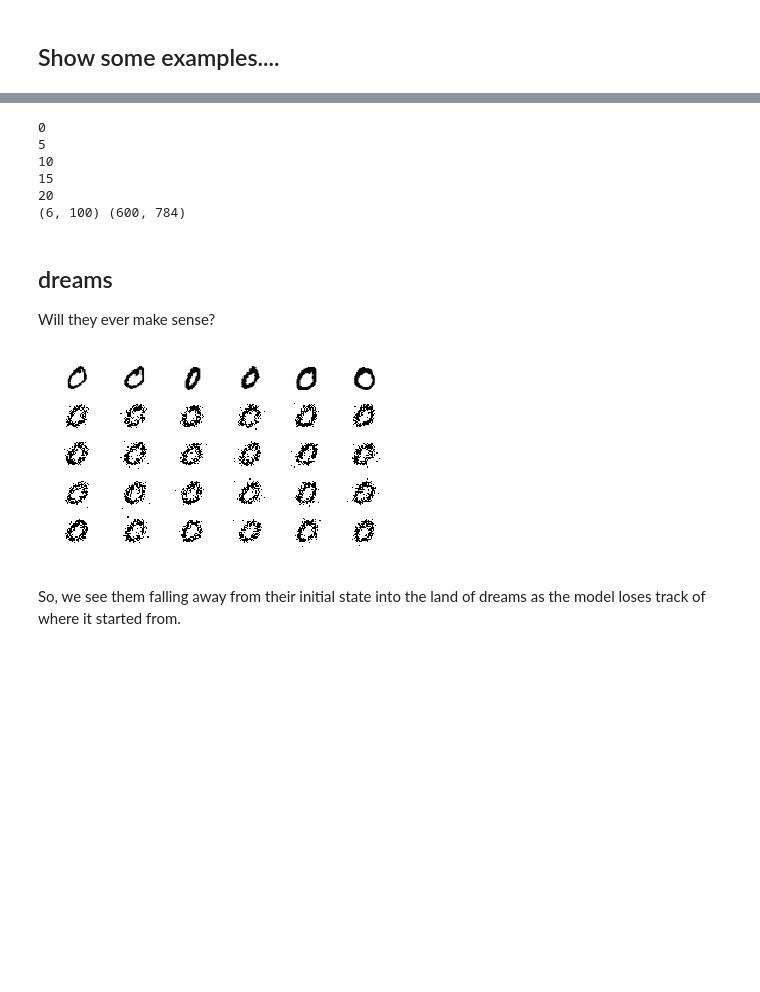
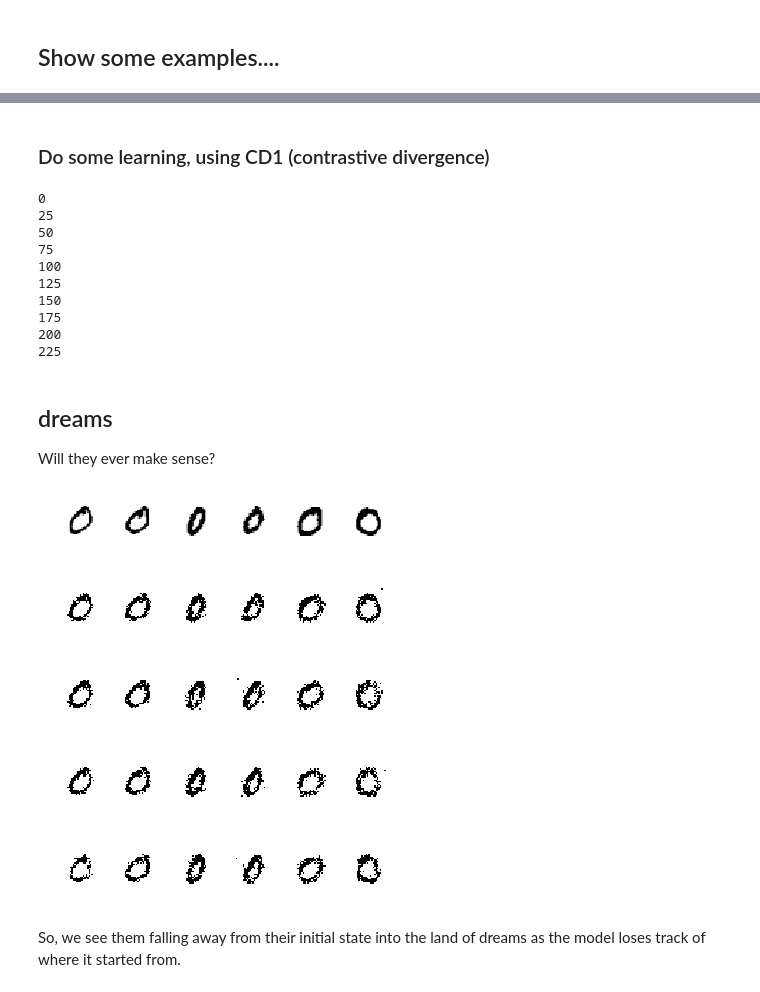
Before and after one commit to harryross263/comp421, a Jupyter notebook: deep_generative/RBM_MNIST_screwit.ipynb, the cells around one changed output, grey strips where cells are left out. Cells and saved outputs as stored; diff of their text form; code cells hidden in the pictures; blank space fills up the shorter version.

```diff
--- a/deep_generative/RBM_MNIST_screwit.ipynb
+++ b/deep_generative/RBM_MNIST_screwit.ipynb
@@ -16,7 +16,7 @@ def flatten_dataset(images):
     smushed = images.copy()
     return smushed.reshape((smushed.shape[0], -1))
 
-dataset_size = 200  # that's how many of EACH digit there is. Can go as high as... what, 5000?
+dataset_size = 20  # that's how many of EACH digit there is. Can go as high as... what, 5000?
 current_digits = flatten_dataset(load_mnist_digit(0,dataset_size))
 for i in range(1,3):
     current_digits = np.vstack((current_digits, flatten_dataset(load_mnist_digit(i,dataset_size))))
@@ -51,7 +52,10 @@ learning_rate, momentum = 0.005, 0.8
 change = 0
+# %% [markdown]
+### Do some learning, using CD1 (contrastive divergence)
 # %%
-num_iterations = 25
+num_iterations = 250
 announce_every = num_iterations / 10
+learning_rate, momentum = 0.005, 0.95
 
 for t in range(num_iterations):
     # push visible pats into hidden
@@ -77,11 +81,15 @@ for t in range(num_iterations):
 print(h.shape, v.shape)
 # %% [output]
 0
-5
-10
-15
-20
-(6, 100) (600, 784)
+25
+50
+75
+100
+125
+150
+175
+200
+225
 # %% [markdown]
 ## dreams
 Will they ever make sense?
@@ -91,23 +96,29 @@ V_test = current_digits[0:num_examples,:]
 # %%
+num_examples = 6
+V_test = current_digits[0:num_examples,:]
 i = 0
 num_Gibbs = 0
 for s in range(5):
     for t in range(num_Gibbs):
         # push visible pats into hidden
         h_prob1 = sigmoid(np.dot(V_test, W.T) + hidden_biases)
         h = 1*(h_prob1 > rng.random(size=h_prob1.shape))
         # push hidden pats into visible
         v_prob1 = sigmoid(np.dot(h, W) + visible_biases)
-        V_test = 1*(v_prob1 > rng.random(size=v_prob1.shape))
+        V_test = v_prob1  # OR....  1*(v_prob1 > rng.random(size=v_prob1.shape))
     for n in range(num_examples):
         i += 1
-        plt.subplot(6,num_examples,i)
+        plt.subplot(5,num_examples,i)
         plt.imshow(V_test[n].reshape(28,28), cmap='Greys', interpolation='nearest')
         plt.axis('off')
-    num_Gibbs = max(1, num_Gibbs * 4)  # wait longer before showing the next sample...
-    #plt.show()
+    num_Gibbs = max(1, num_Gibbs * 10)  # wait longer before showing the next sample...
+    plt.show()
 # %% [output]
-[figure, old version]
+[figure, new version]
+[figure, added]
+[figure, added]
+[figure, added]
+[figure, added]
 # %% [markdown]
 So, we see them falling away from their initial state into the land of dreams as the model loses track of where it started from.
 # %% [markdown]
```
Also changed, not shown: parts of 6 cells of this notebook.
